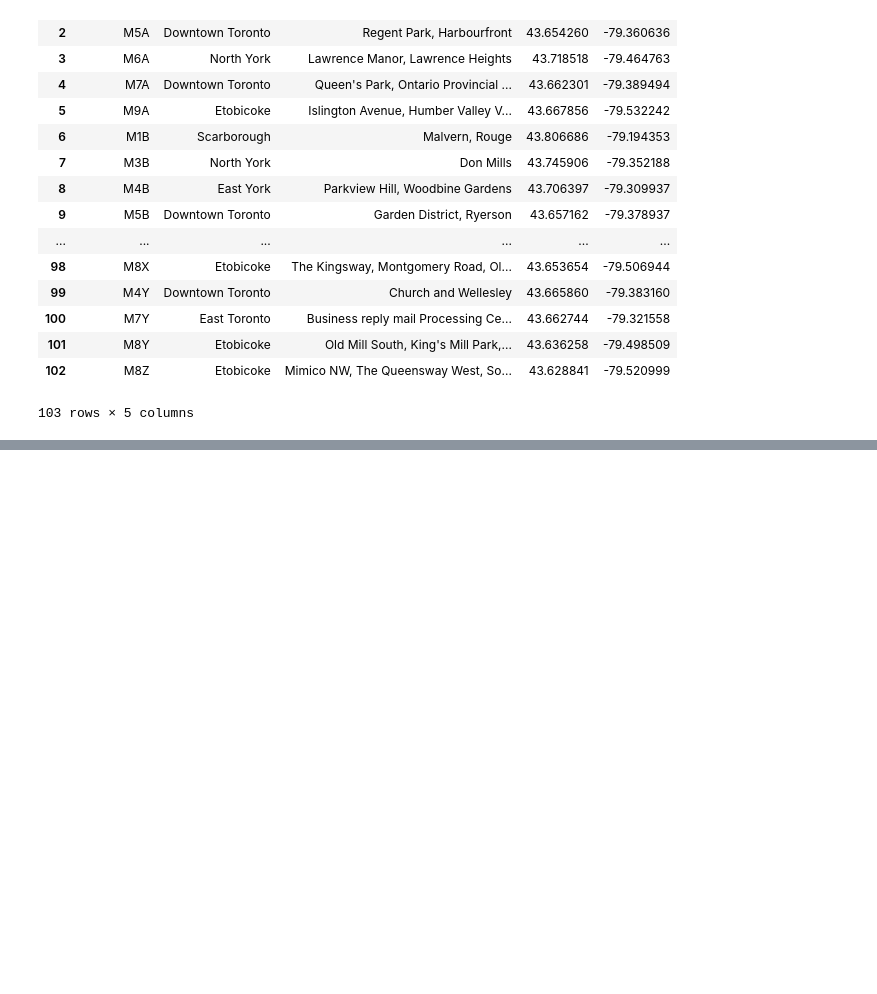
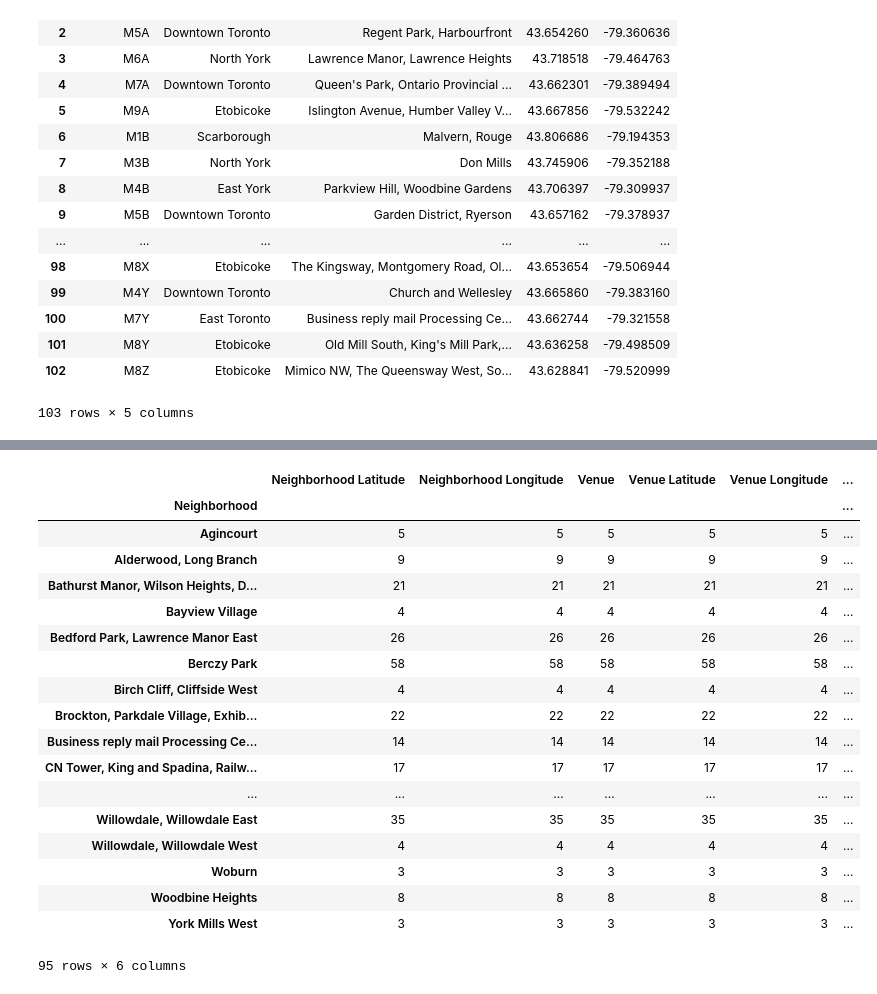
Before and after one commit to sumanahs/Github-example, a Jupyter notebook: Toronto neighbourhood.ipynb, the cells around one changed output, grey strips where cells are left out. Drawn from its saved outputs; the diff is of its cells as text; code cells hidden in the pictures; blank space fills up the shorter version.

```diff
--- a/Toronto neighbourhood.ipynb
+++ b/Toronto neighbourhood.ipynb
@@ -218,0 +293,15 @@ df2
+# %%
+
+# Exploring the top 100 venues in Toronto neighbourhoods within a radius of 500 metres
+
+limit = 100
+radius = 500
+url = 'https://api.foursquare.com/v2/venues/explore?&client_id={}&client_secret={}&v={}&ll={},{}&radius={}&limit={}'.format(
+    CLIENT_ID,
+    CLIENT_SECRET,
+    VERSION,
+    latitude,
+    longitude,
+    radius,
+    limit)
+url
@@ -218,0 +458,24 @@ df2
+# %%
+#Checking the number of venues for each neighborhood
+
+tor_venues.groupby('Neighborhood').count()
+# %% [output]
+|  | Neighborhood Latitude | Neighborhood Longitude | Venue | Venue Latitude | Venue Longitude | ... |
+| Neighborhood |  |  |  |  |  | ... |
+| Agincourt | 5 | 5 | 5 | 5 | 5 | ... |
+| Alderwood, Long Branch | 9 | 9 | 9 | 9 | 9 | ... |
+| Bathurst Manor, Wilson Heights, D... | 21 | 21 | 21 | 21 | 21 | ... |
+| Bayview Village | 4 | 4 | 4 | 4 | 4 | ... |
+| Bedford Park, Lawrence Manor East | 26 | 26 | 26 | 26 | 26 | ... |
+| Berczy Park | 58 | 58 | 58 | 58 | 58 | ... |
+| Birch Cliff, Cliffside West | 4 | 4 | 4 | 4 | 4 | ... |
+| Brockton, Parkdale Village, Exhib... | 22 | 22 | 22 | 22 | 22 | ... |
+| Business reply mail Processing Ce... | 14 | 14 | 14 | 14 | 14 | ... |
+| CN Tower, King and Spadina, Railw... | 17 | 17 | 17 | 17 | 17 | ... |
+| ... | ... | ... | ... | ... | ... | ... |
+| Willowdale, Willowdale East | 35 | 35 | 35 | 35 | 35 | ... |
+| Willowdale, Willowdale West | 4 | 4 | 4 | 4 | 4 | ... |
+| Woburn | 3 | 3 | 3 | 3 | 3 | ... |
+| Woodbine Heights | 8 | 8 | 8 | 8 | 8 | ... |
+| York Mills West | 3 | 3 | 3 | 3 | 3 | ... |
+95 rows × 6 columns
```
Also changed, not shown: parts of 29 cells of this notebook.
